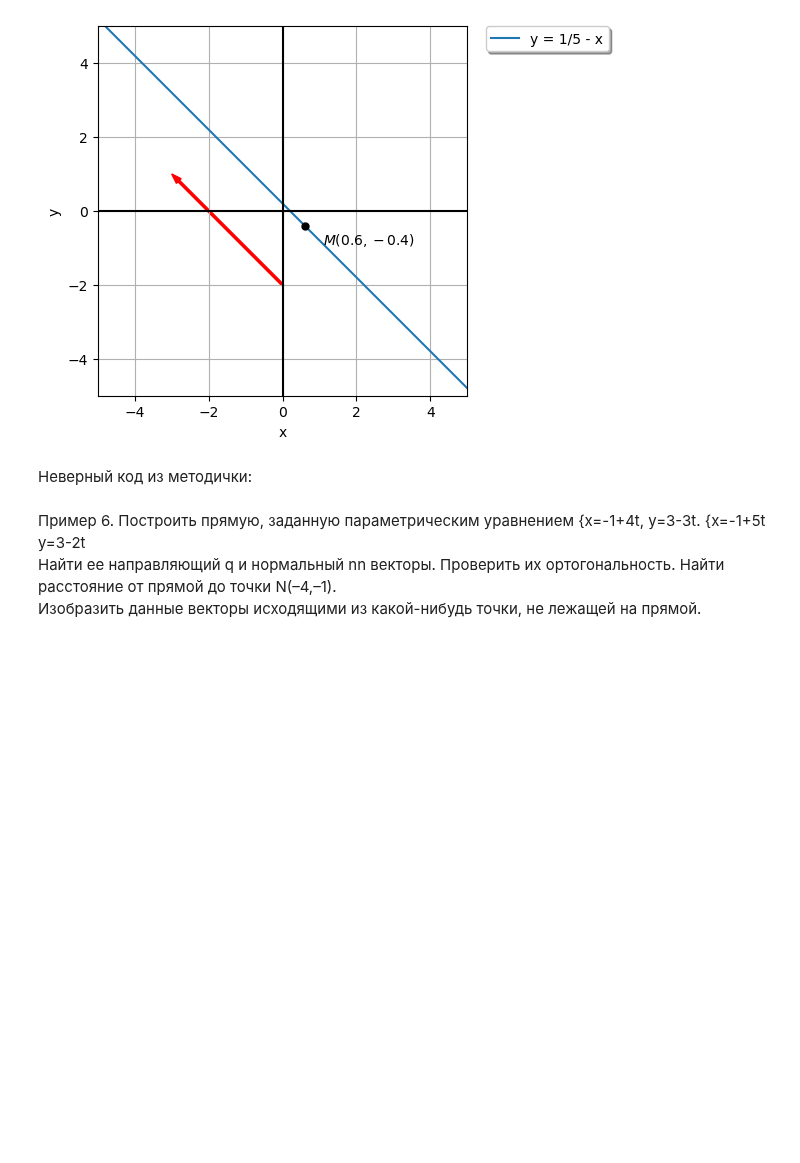
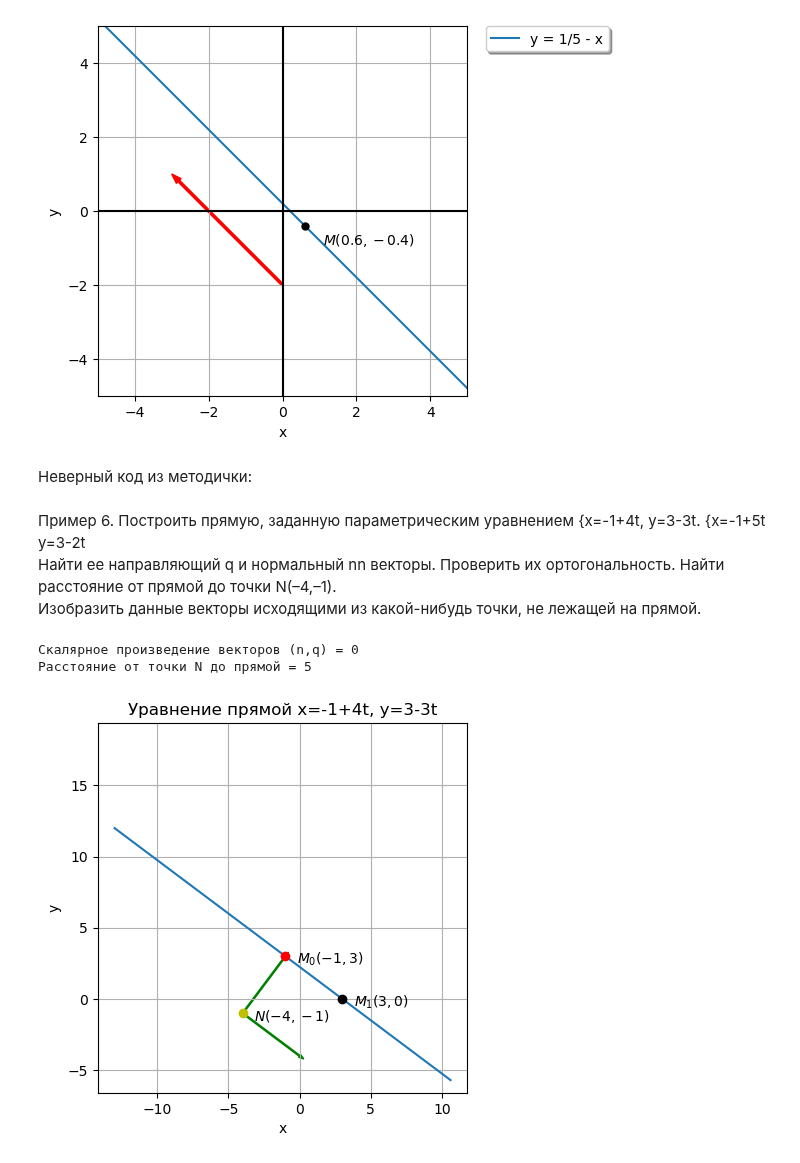
Before and after one commit to Jrvvv/Math_With_Py, a Jupyter notebook: linear_alg/PL4.ipynb, the cells around one changed output. Cells and saved outputs as stored; diff of their text form; code cells hidden in the pictures; blank space fills up the shorter version.

```diff
--- a/linear_alg/PL4.ipynb
+++ b/linear_alg/PL4.ipynb
@@ -253,34 +253,40 @@ plt.show()
 # %% [markdown]
 Пример 6. Построить прямую, заданную параметрическим уравнением {x=-1+4t, y=3-3t. {x=-1+5t y=3-2t<br>Найти ее направляющий q и нормальный nn векторы. Проверить их ортогональность. Найти расстояние от прямой до точки N(–4,–1). <br>Изобразить данные векторы исходящими из какой-нибудь точки, не лежащей на прямой.
 # %%
-# t = np.arange(-3, 3, 0.1)
-# M0 = [-1, 3]
-# N = [-4, -1]
-# q = [4, -3] # направляющий вектор из условия
-# n = [3, 4] # нормальный вектор подбираем
-# s_p = np.dot(n, q) # проверка ортогональности
-# print('Скалярное произведение векторов (n,q) =', s_p)
+t = np.arange(-3, 3, 0.1)
+M0 = [-1, 3]
+N = [-4, -1]
+q = [4, -3] # направляющий вектор из условия
+n = [3, 4] # нормальный вектор подбираем
+s_p = np.dot(n, q) # проверка ортогональности
+print('Скалярное произведение векторов (n,q) =', s_p)
 
-# x = M0[0] + q[0] * t # массив значений х
-# y = M0[1] + q[1] * t # массив значений у
+x = M0[0] + q[0] * t # массив значений х
+y = M0[1] + q[1] * t # массив значений у
 
-# M = sp.Point(3.0, 0.0) # возьмем еще одну точку на прямой (при t=1)
-# s = sp.Line(M, M0)
-# D = s.distance(N)
-# print('Расстояние от точки N до прямой =',D)
+M = sp.Point(3.0, 0.0) # возьмем еще одну точку на прямой (при t=1)
+line = sp.Line(M, M0)
+D = line.distance(N)
+print('Расстояние от точки N до прямой =',D)
 
+plt.plot(x, y)
+plt.plot(M0[0], M0[1],'or',N[0], N[1],'oy',M[0], M[1],'ok')
 
-# plt.plot(x, y)
-# plt.plot(M0[0], M0[1],'or',N[0], N[1],'oy',M[0], M[1],'ok')
-# plt.text(M0[0] + 0.8, M0[1] - 0.5,'$M_0(-1,3)$')
-# plt.text(M[0] + 0.8, M[1] - 0.5,'$M_1(3,0)$')
-# plt.text(N[0] + 0.8, N[1] - 0.5,'$N(-4,-1)$')
-# # из точки N строим векторы n и q
-# plt.arrow(0, 10, n[0], n[1], width=0.08,color='g')
-# plt.arrow(0, 10, q[0], q[1], width=0.08, color='g')
-# plt.title(f'Уравнение прямой x={M0[0]}+{q[0]}t, y={M0[1]}-{-q[1]}t')
-# plt.xlabel('x')
-# plt.ylabel('y')
-# plt.grid()
-# plt.axis('square')
-# plt.show()
+plt.text(M0[0] + 0.8, M0[1] - 0.5,'$M_0(-1,3)$')
+plt.text(M[0] + 0.8, M[1] - 0.5,'$M_1(3,0)$')
+plt.text(N[0] + 0.8, N[1] - 0.5,'$N(-4,-1)$')
+
+# из точки N строим векторы n и q
+plt.arrow(N[0], N[1], n[0], n[1], width=0.08,color='g')
+plt.arrow(N[0], N[1], q[0], q[1], width=0.08, color='g')
+
+plt.title(f'Уравнение прямой x={M0[0]}+{q[0]}t, y={M0[1]}-{-q[1]}t')
+plt.xlabel('x')
+plt.ylabel('y')
+plt.grid()
+plt.axis('square')
+plt.show()
+# %% [output]
+Скалярное произведение векторов (n,q) = 0
+Расстояние от точки N до прямой = 5
+[figure, added]
```
Also changed, not shown: parts of 2 cells of this notebook.
